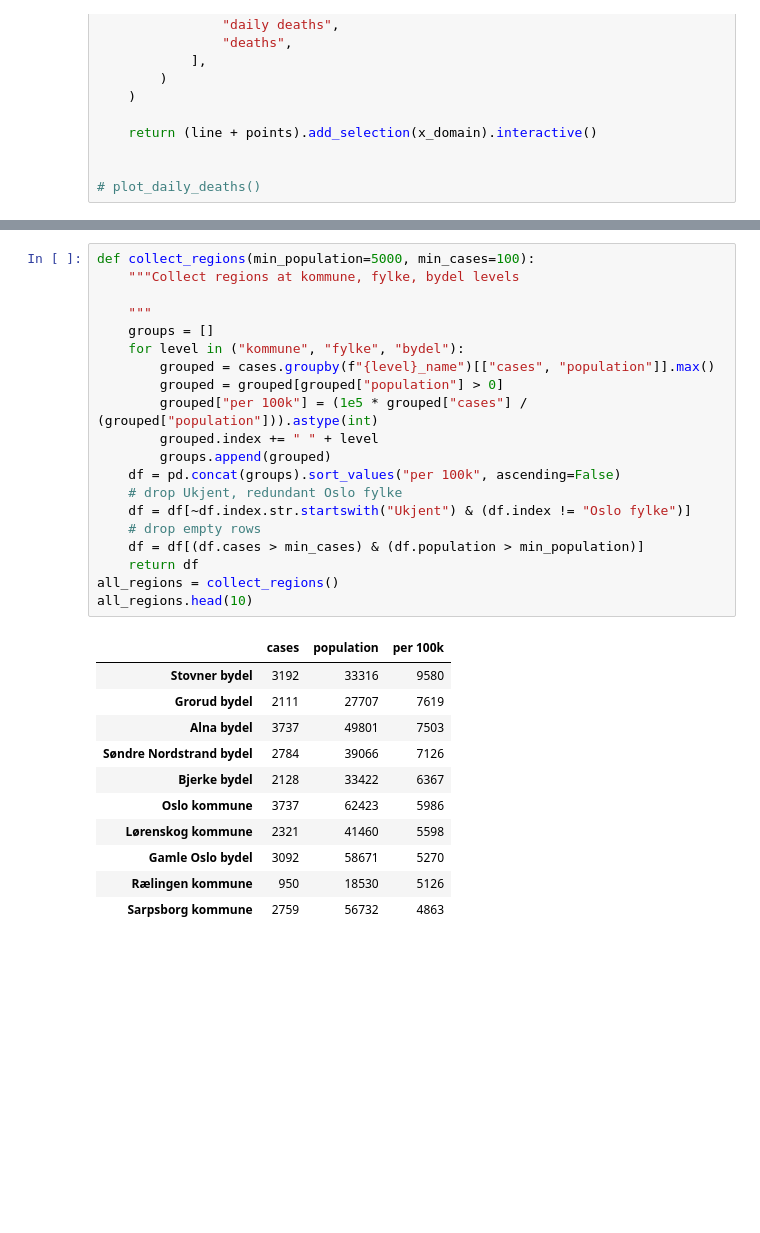
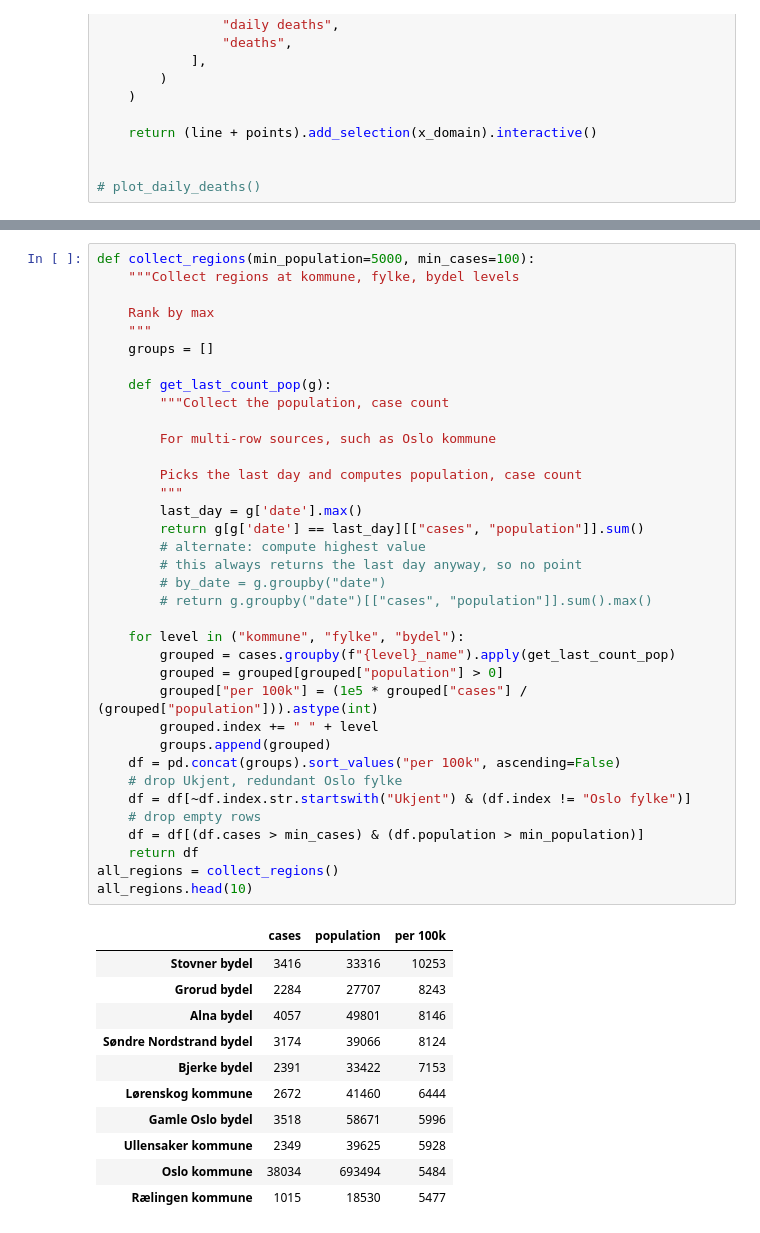
Before and after one commit to minrk/covid19-norway, a Jupyter notebook: corona-data.ipynb, the cells around one changed output, grey strips where cells are left out. Saved outputs shown, nothing was run; the diff lists cells and outputs as text; blank space fills up the shorter version.

Commit message:
fix population counts, add thresholds

```diff
--- a/corona-data.ipynb
+++ b/corona-data.ipynb
@@ -292,33 +334,49 @@ plot_daily_admissions()
 # %%
 def collect_regions(min_population=5000, min_cases=100):
     """Collect regions at kommune, fylke, bydel levels
 
+    Rank by max
     """
     groups = []
+
+    def get_last_count_pop(g):
+        """Collect the population, case count
+
+        For multi-row sources, such as Oslo kommune
+
+        Picks the last day and computes population, case count
+        """
+        last_day = g['date'].max()
+        return g[g['date'] == last_day][["cases", "population"]].sum()
+        # alternate: compute highest value
+        # this always returns the last day anyway, so no point
+        # by_date = g.groupby("date")
+        # return g.groupby("date")[["cases", "population"]].sum().max()
+
     for level in ("kommune", "fylke", "bydel"):
-        grouped = cases.groupby(f"{level}_name")[["cases", "population"]].max()
+        grouped = cases.groupby(f"{level}_name").apply(get_last_count_pop)
         grouped = grouped[grouped["population"] > 0]
         grouped["per 100k"] = (1e5 * grouped["cases"] / (grouped["population"])).astype(int)
         grouped.index += " " + level
         groups.append(grouped)
     df = pd.concat(groups).sort_values("per 100k", ascending=False)
     # drop Ukjent, redundant Oslo fylke
     df = df[~df.index.str.startswith("Ukjent") & (df.index != "Oslo fylke")]
     # drop empty rows
     df = df[(df.cases > min_cases) & (df.population > min_population)]
     return df
 all_regions = collect_regions()
 all_regions.head(10)
 # %% [output]
 |  | cases | population | per 100k |
-| Stovner bydel | 3192 | 33316 | 9580 |
-| Grorud bydel | 2111 | 27707 | 7619 |
-| Alna bydel | 3737 | 49801 | 7503 |
-| Søndre Nordstrand bydel | 2784 | 39066 | 7126 |
-| Bjerke bydel | 2128 | 33422 | 6367 |
-| Oslo kommune | 3737 | 62423 | 5986 |
-| Lørenskog kommune | 2321 | 41460 | 5598 |
-| Gamle Oslo bydel | 3092 | 58671 | 5270 |
-| Rælingen kommune | 950 | 18530 | 5126 |
-| Sarpsborg kommune | 2759 | 56732 | 4863 |
+| Stovner bydel | 3416 | 33316 | 10253 |
+| Grorud bydel | 2284 | 27707 | 8243 |
+| Alna bydel | 4057 | 49801 | 8146 |
+| Søndre Nordstrand bydel | 3174 | 39066 | 8124 |
+| Bjerke bydel | 2391 | 33422 | 7153 |
+| Lørenskog kommune | 2672 | 41460 | 6444 |
+| Gamle Oslo bydel | 3518 | 58671 | 5996 |
+| Ullensaker kommune | 2349 | 39625 | 5928 |
+| Oslo kommune | 38034 | 693494 | 5484 |
+| Rælingen kommune | 1015 | 18530 | 5477 |
 # %%
```
Also changed, not shown: parts of 11 cells of this notebook.
